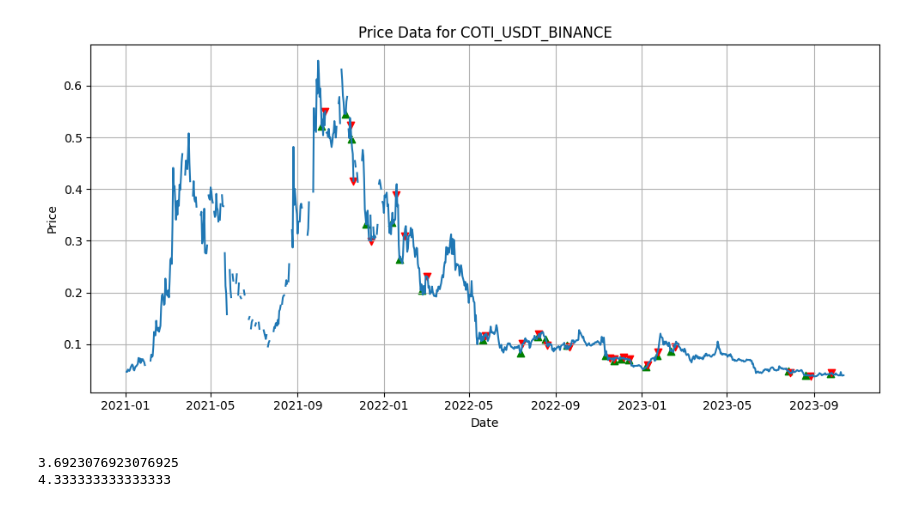
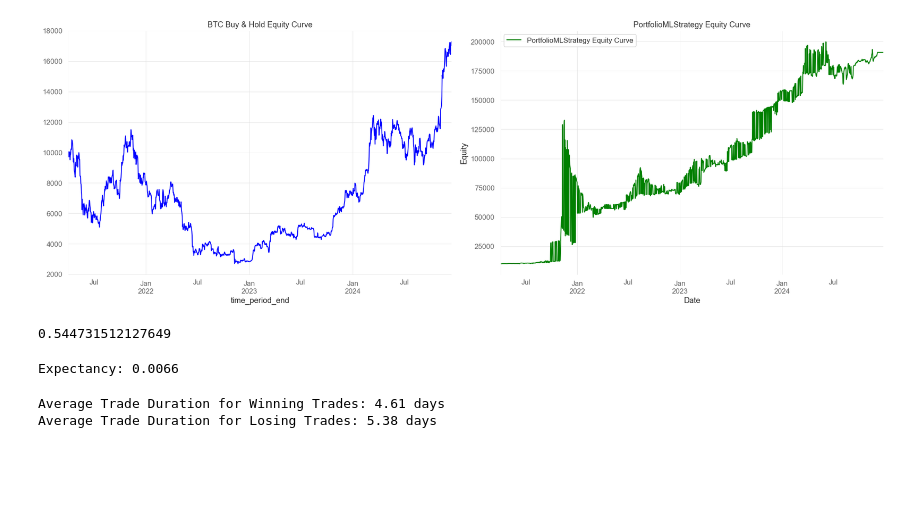
Before and after one commit to Algo-Trading-Project/trading-bot, a Jupyter notebook: notebooks/backtest_dashboard.ipynb, the cells around one changed output. Saved outputs shown, nothing was run; the diff lists cells and outputs as text; code cells hidden in the pictures; blank space fills up the shorter version.

```diff
--- a/notebooks/backtest_dashboard.ipynb
+++ b/notebooks/backtest_dashboard.ipynb
@@ -7,6 +10,20 @@ import json
 
 from utils.db_utils import QUERY
 from analysis.monte_carlo import run_monte_carlo_simulation, calculate_monte_carlo_performance_metrics
+# %%
+btc = QUERY(
+    """
+    SELECT
+        time_period_end,
+        close
+    FROM market_data.ml_features
+    WHERE
+        asset_id_base = 'BTC' AND
+        asset_id_quote = 'USDT' AND
+        exchange_id = 'BINANCE'
+    ORDER BY time_period_end
+    """
+).set_index('time_period_end')
 # %%
 def plot_overall_performance_metrics():
     all_sharpes = all_metrics['backtest_results'].apply(lambda x: json.loads(x)['sharpe_ratio'])
@@ -339,3 +398,5 @@ See the caveats in the documentation: https://pandas.pydata.org/pandas-docs/stab
+# %%
+strategy_equity_curve = strategy_equity_curve.set_index('date')
 # %%
 plot_overall_performance_metrics()
 # %% [output]
@@ -375,14 +427,60 @@ See the caveats in the documentation: https://pandas.pydata.org/pandas-docs/stab
-# %%
-plot_price_data()
-# %% [output]
-[figure, removed]
+# %%
+# Align index of btc and equity curve
+btc = btc[btc.index.isin(strategy_equity_curve.index)]
+
+# Calculate buy and hold equity curve for BTC as a benchmark
+btc['equity'] = 10_000 * (1 + btc['close'].pct_change().fillna(0)).cumprod()
+
+fig, axs = plt.subplots(nrows = 1, ncols = 2, figsize = (20, 7))
+
+# Plot buy and hold equity curve for BTC
+btc['equity'].plot(ax = axs[0], label = 'BTC Buy & Hold', color = 'blue', grid = True, title = 'BTC Buy & Hold Equity Curve')
+plt.xlabel('Date')
+plt.ylabel('Equity')
+
+# Plot equity curve for a given strategy
+strategy_equity_curve['equity'].plot(ax = axs[1], label = f'{strat} Equity Curve', color = 'green', grid = True, title = f'{strat} Equity Curve')
+plt.xlabel('Date')
+plt.ylabel('Equity')
+plt.legend()
+
+plt.tight_layout();
+
+# for i in range(len(trades_data)):
+#     entry_date = trades_data.iloc[i]['entry_date']
+#     exit_date = trades_data.iloc[i]['exit_date']
+
+#     try:
+#         entry_equity = seq.loc[entry_date, 'equity']
+#         exit_equity = seq.loc[exit_date, 'equity']
+#     except:
+#         continue
+
+#     plt.scatter(entry_date, entry_equity, color = 'green', marker = '^')
+#     plt.scatter(exit_date, exit_equity, color = 'red', marker = 'v')
+# %% [output]
+[figure, added]
+# %%
+win_rate
+# %% [output]
+0.544731512127649
+# %%
+# Expectancy (Average PnL %)
+expectancy = trades_data['pnl_pct'].mean()
+print(f'Expectancy: {expectancy:.4f}')
+# %% [output]
+Expectancy: 0.0066
 # %%
 trades_data['trade_duration'] = (trades_data['exit_date'] - trades_data['entry_date']).dt.total_seconds() / (60 * 60 * 24)
 
 # Average trade duration in days for profitable trades
-print(trades_data[trades_data['pnl_pct'] > 0]['trade_duration'].mean())
+avg_trade_duration_win = trades_data[trades_data['pnl_pct'] > 0]['trade_duration'].mean()
+
 # Average trade duration in days for losing trades
-print(trades_data[trades_data['pnl_pct'] < 0]['trade_duration'].mean())
+avg_trade_duration_loss = trades_data[trades_data['pnl_pct'] < 0]['trade_duration'].mean()
+
+print(f'Average Trade Duration for Winning Trades: {avg_trade_duration_win:.2f} days')
+print(f'Average Trade Duration for Losing Trades: {avg_trade_duration_loss:.2f} days')
 # %% [output]
-3.6923076923076925
-4.333333333333333
+Average Trade Duration for Winning Trades: 4.61 days
+Average Trade Duration for Losing Trades: 5.38 days
```
Also changed, not shown: parts of 17 cells of this notebook, 12 other files.
